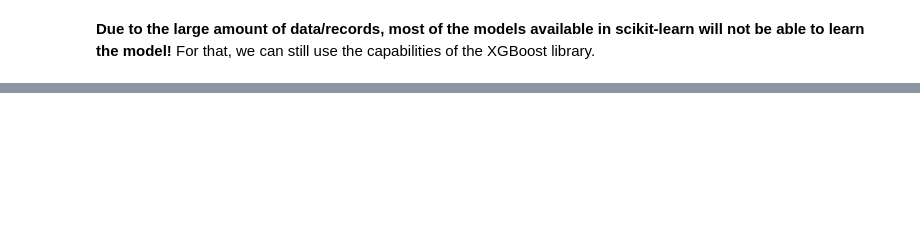
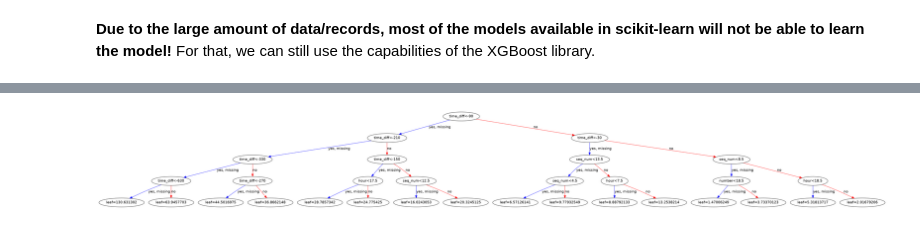
Before and after one commit to SzymonForysiuk/Prediction-of-tram-delays-Cracow, a Jupyter notebook: prediction_of_tram_delays_Cracow.ipynb, the cells around one changed output, grey strips where cells are left out. Drawn from its saved outputs; the diff is of its cells as text; code cells hidden in the pictures; blank space fills up the shorter version.

Commit message:
Update notebook
Add plots of XGBRegressor Decision Tree and feature importance, XGBRegressor hyperparameter tuning, Cross Validation of XGBRegressor

```diff
--- a/prediction_of_tram_delays_Cracow.ipynb
+++ b/prediction_of_tram_delays_Cracow.ipynb
@@ -424,0 +377,13 @@ import xgboost as xgb
+# %%
+import xgboost as xgb
+
+
+train_data = xgb.DMatrix(data=X_train,
+                        label=y_train)
+
+xgb_params = {'objective':'reg:linear',
+         'max_depth':4}
+
+xgb_model = xgb.train(params=xgb_params,
+                      dtrain=train_data,
+                      num_boost_round=10)
@@ -424,0 +393,10 @@ import xgboost as xgb
+# %%
+from matplotlib.pylab import rcParams
+%matplotlib inline
+
+rcParams['figure.figsize'] = 50,20
+xgb.plot_tree(xgb_model, num_trees=2)
+plt.savefig('plot_tree.png')
+plt.show()
+# %% [output]
+[figure, added]
```
Also changed, not shown: parts of 23 cells of this notebook.
